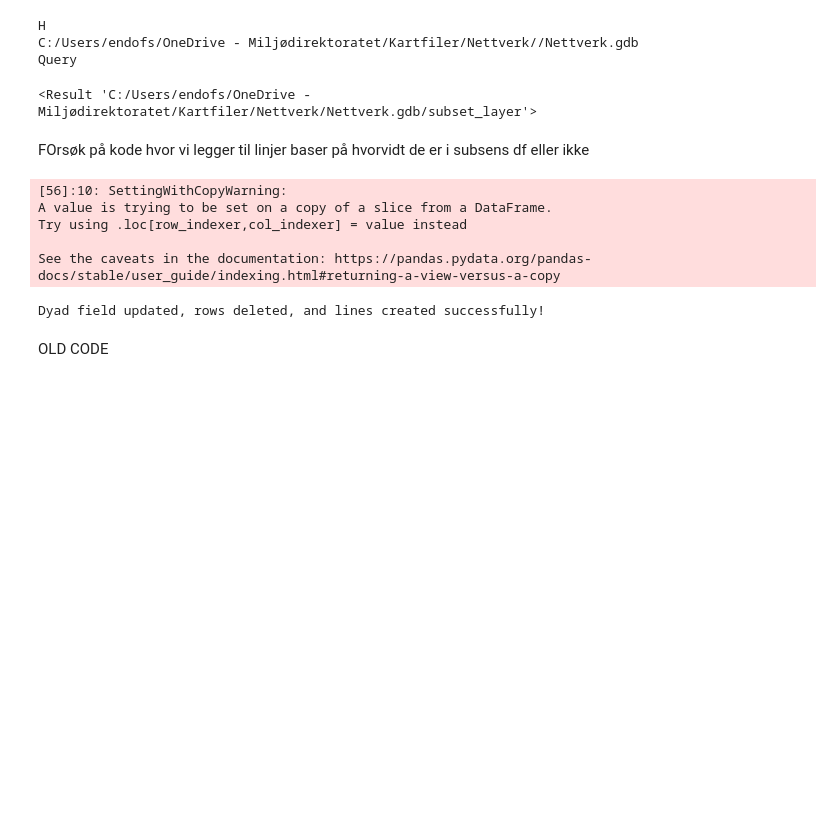
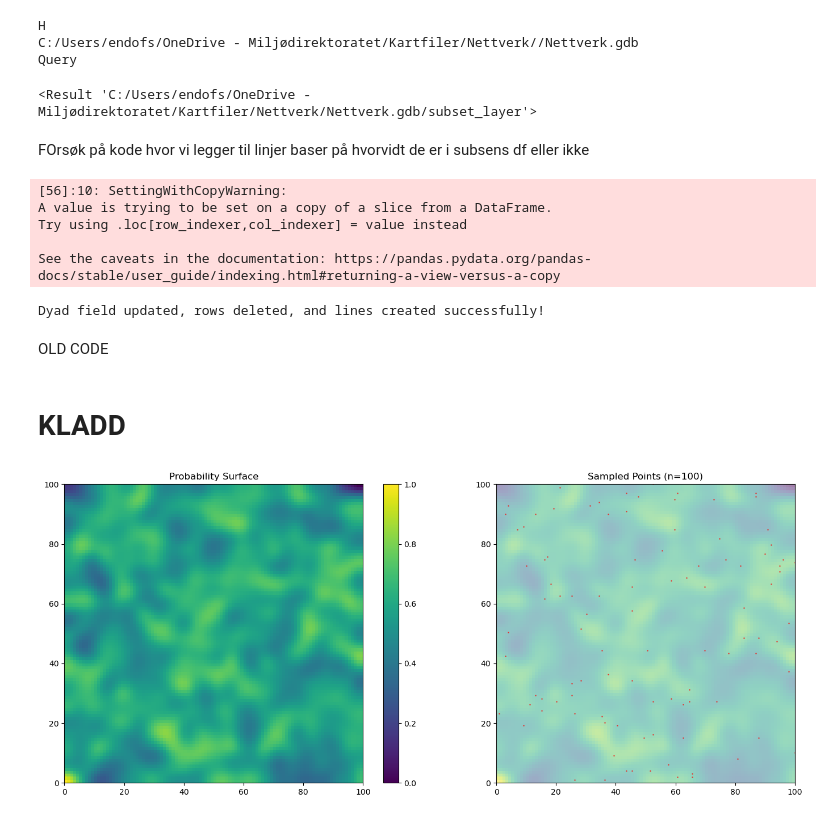
Before and after one commit to egowork/gis_tools, a Jupyter notebook: Nettverkanalyser.ipynb, the cells around one changed output. Drawn from its saved outputs; the diff is of its cells as text; code cells hidden in the pictures; blank space fills up the shorter version.

```diff
--- a/Nettverkanalyser.ipynb
+++ b/Nettverkanalyser.ipynb
@@ -581,3 +585,64 @@ See the caveats in the documentation: https://pandas.pydata.org/pandas-docs/stab
 Dyad field updated, rows deleted, and lines created successfully!
 # %% [markdown]
 OLD CODE
+# %% [markdown]
+# KLADD
+# %%
+def generate_autocorrelated_points(grid_size=100, sigma=10, n_points=1000, plot=True):
+    """
+    Generate spatially autocorrelated landscape and sample points from it
+
+    Parameters:
+        grid_size: Size of the grid (grid_size x grid_size)
+        sigma: Controls spatial autocorrelation strength
+        n_points: Number of points to sample
+        plot: Boolean to control visualization
+    """
+    import numpy as np
+    from scipy.ndimage import gaussian_filter
+    import matplotlib.pyplot as plt
+
+    # Generate random landscape
+    noise = np.random.normal(0, 1, (grid_size, grid_size))
+    landscape = gaussian_filter(noise, sigma=sigma)
+    landscape = (landscape - landscape.min()) / (landscape.max() - landscape.min())
+
+    # Create coordinate grid
+    x = np.linspace(0, 100, grid_size)
+    y = np.linspace(0, 100, grid_size)
+    X, Y = np.meshgrid(x, y)
+
+    # Prepare for sampling
+    coords = np.column_stack((X.ravel(), Y.ravel()))
+    probs = landscape.ravel()
+    probs = probs / probs.sum()  # Normalize probabilities
+
+    # Sample points according to landscape probabilities
+    indices = np.random.choice(len(coords), size=n_points, p=probs)
+    sampled_points = coords[indices]
+    x_points, y_points = sampled_points.T
+
+    if plot:
+        fig, (ax1, ax2) = plt.subplots(1, 2, figsize=(15, 6))
+
+        # Autocorrelated landscape
+        im1 = ax1.imshow(landscape, extent=[x.min(), x.max(), y.min(), y.max()],
+                        origin='lower', cmap='viridis')
+        ax1.set_title('Probability Surface')
+        plt.colorbar(im1, ax=ax1)
+
+        # Sampled points
+        ax2.imshow(landscape, extent=[x.min(), x.max(), y.min(), y.max()],
+                  origin='lower', cmap='viridis', alpha=0.5)
+        ax2.scatter(x_points, y_points, c='red', alpha=0.5, s=1)
+        ax2.set_title(f'Sampled Points (n={n_points})')
+
+        plt.tight_layout()
+
+    return x_points, y_points, landscape
+
+# Example usage:
+x, y, prob_surface = generate_autocorrelated_points(grid_size=100,sigma=3,n_points=100, plot=True)
+plt.show()
+# %% [output]
+[figure, added]
```
Also changed, not shown: parts of 9 cells of this notebook, 4 other files.
